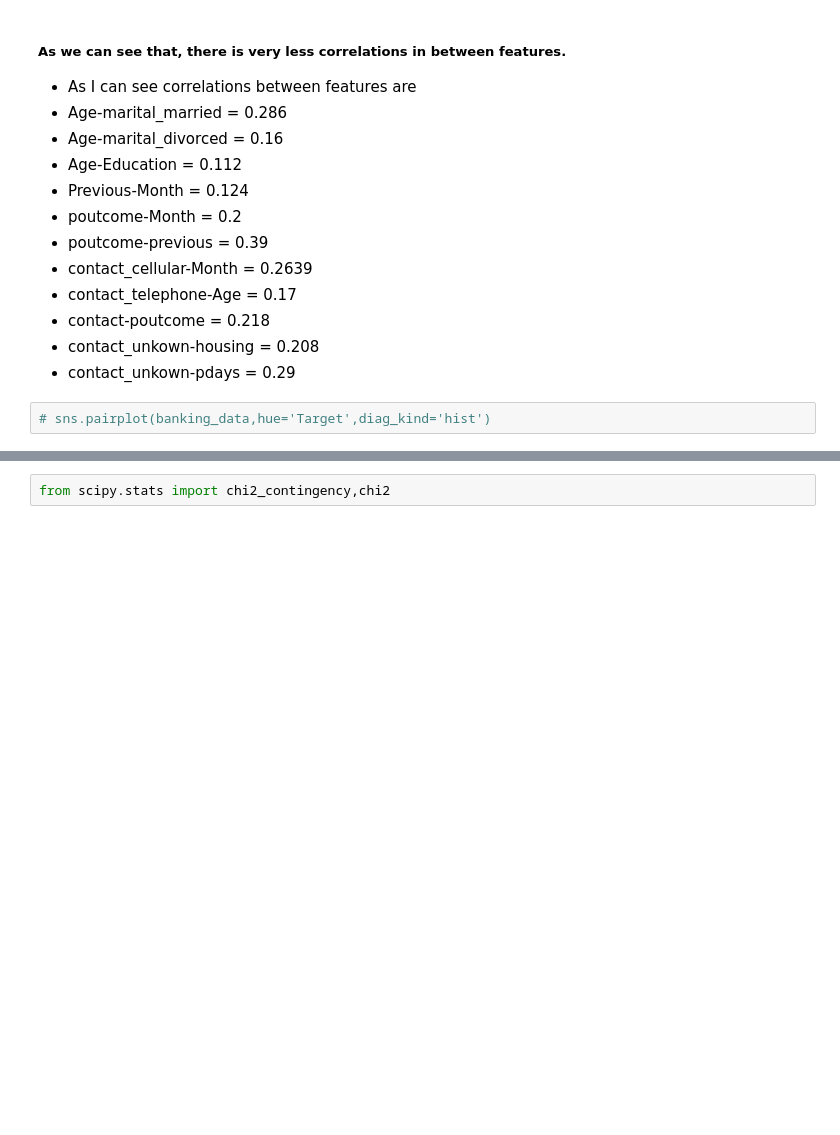
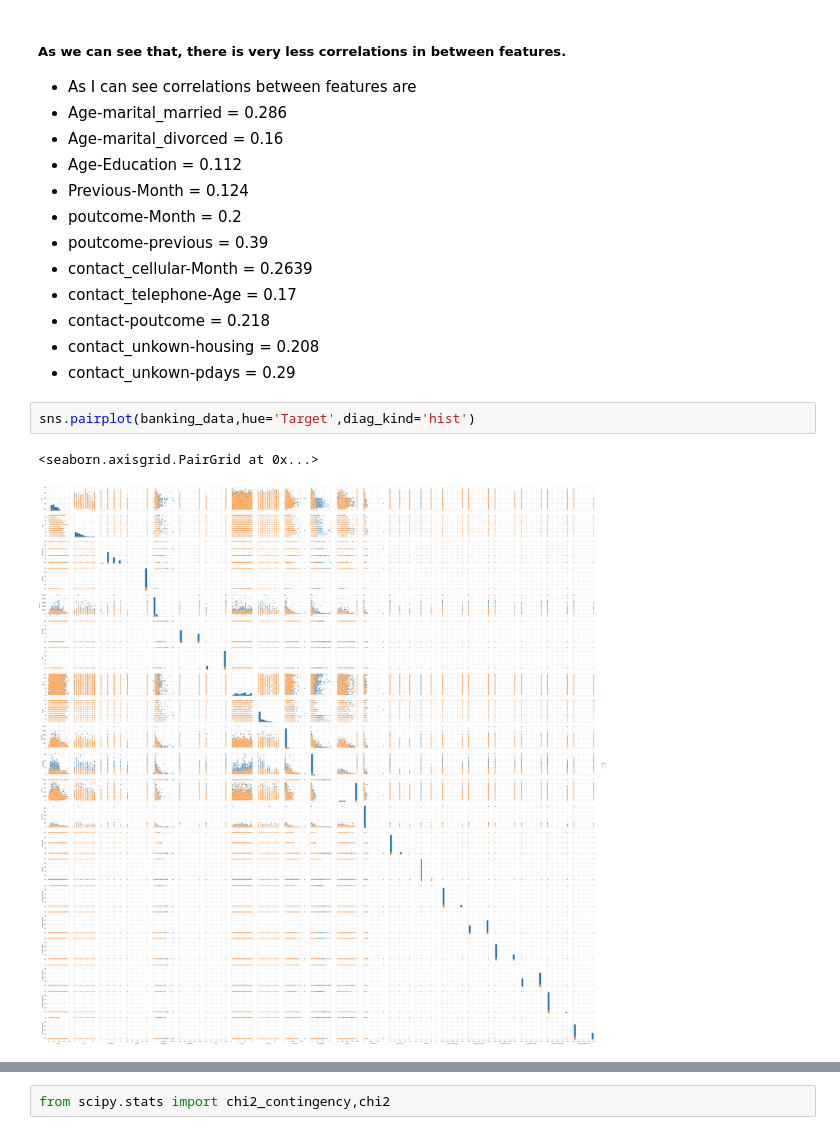
Before and after one commit to imanjunathn/Ensemble_project, a Jupyter notebook: Ensemble_Project.ipynb, the cells around one changed output, grey strips where cells are left out. Cells and saved outputs as stored; diff of their text form; blank space fills up the shorter version.

```diff
--- a/Ensemble_Project.ipynb
+++ b/Ensemble_Project.ipynb
@@ -638,4 +643,7 @@ corr.style.background_gradient(cmap='coolwarm')
 * contact_unkown-housing = 0.208
 * contact_unkown-pdays = 0.29
 # %%
-# sns.pairplot(banking_data,hue='Target',diag_kind='hist')
+sns.pairplot(banking_data,hue='Target',diag_kind='hist')
+# %% [output]
+<seaborn.axisgrid.PairGrid at 0x...>
+[figure, added]
```
Also changed, not shown: parts of 9 cells of this notebook.
